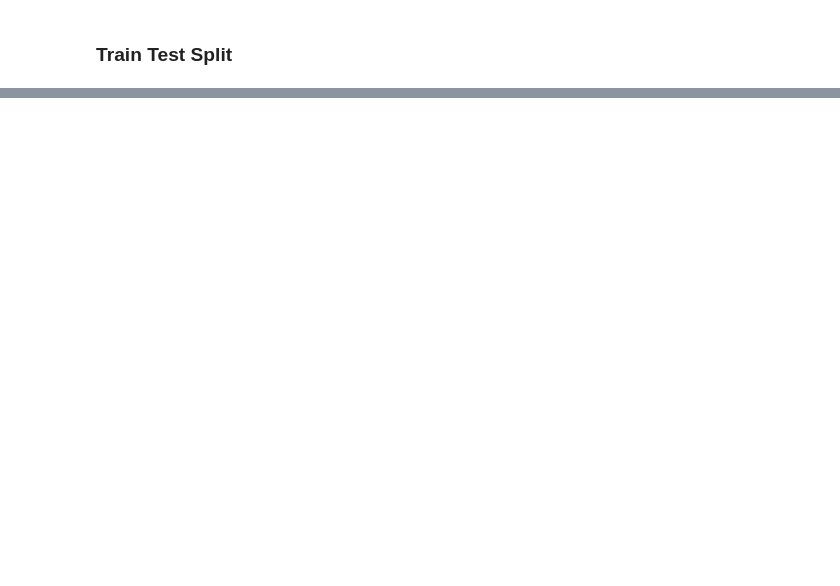
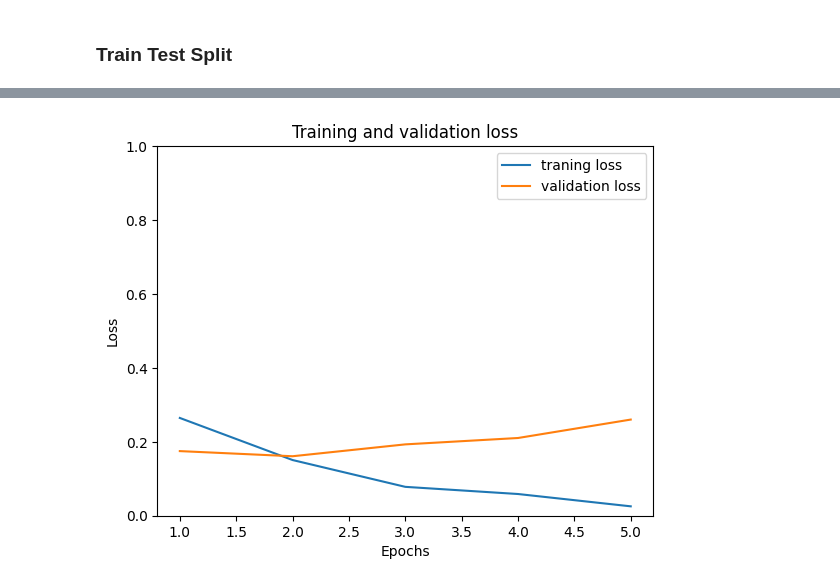
Before and after one commit to ngca1011/sentiment-classifier, a Jupyter notebook: sentiment_classification_training_model.ipynb, the cells around one changed output, grey strips where cells are left out. Cells and saved outputs as stored; diff of their text form; code cells hidden in the pictures; blank space fills up the shorter version.

Commit message:
upgrade to neural network with tensorflow

```diff
--- a/sentiment_classification_training_model.ipynb
+++ b/sentiment_classification_training_model.ipynb
@@ -72,5 +48,0 @@ SVC(kernel='linear')
-# %%
-from sklearn.naive_bayes import GaussianNB
-
-clf_gnb = GaussianNB()
-clf_gnb.fit(X_train_vectors.toarray(), y_train)
@@ -81,5 +48,0 @@ GaussianNB()
-# %%
-from sklearn.linear_model import LogisticRegression
-
-clf_log = LogisticRegression(max_iter = 1000)
-clf_log.fit(X_train_vectors, y_train)
@@ -133,0 +73,7 @@ weighted avg       0.83      0.83      0.83       426
+# %%
+from sklearn.preprocessing import LabelEncoder
+
+# Encode labels ('POSITIVE' and 'NEGATIVE') to numerical values (0 and 1)
+label_encoder = LabelEncoder()
+y_train_encoded = label_encoder.fit_transform(y_train)
+y_test_encoded = label_encoder.transform(y_test)
@@ -133,0 +82,12 @@ weighted avg       0.83      0.83      0.83       426
+# %%
+from tensorflow.keras.layers import Embedding, LSTM, Dense
+
+model = tf.keras.Sequential()
+
+model.add(Embedding(input_dim = len(tokenizer.word_index) + 1, output_dim = 100, input_length = max_len))
+model.add(LSTM(units = 100))
+model.add(Dense(units = 1, activation = 'sigmoid'))
+
+model.compile(optimizer='adam', loss=losses.BinaryCrossentropy(from_logits=True), metrics=tf.metrics.BinaryAccuracy(threshold=0.0))
+
+history = model.fit(X_train_padded, y_train_encoded, epochs = 5, validation_split = 0.2)
@@ -133,0 +105,15 @@ weighted avg       0.83      0.83      0.83       426
+# %%
+import matplotlib.pyplot as plt
+
+epochs = range(1, len(history.history['loss']) + 1)
+
+plt.plot(epochs, history.history['loss'], label = 'traning loss')
+plt.plot(epochs, history.history['val_loss'], label = 'validation loss')
+plt.title('Training and validation loss')
+plt.xlabel('Epochs')
+plt.ylabel('Loss')
+plt.legend()
+plt.ylim(0, 1)
+plt.show()
+# %% [output]
+[figure, added]
```
Also changed, not shown: parts of 27 cells of this notebook, 1 other file.
